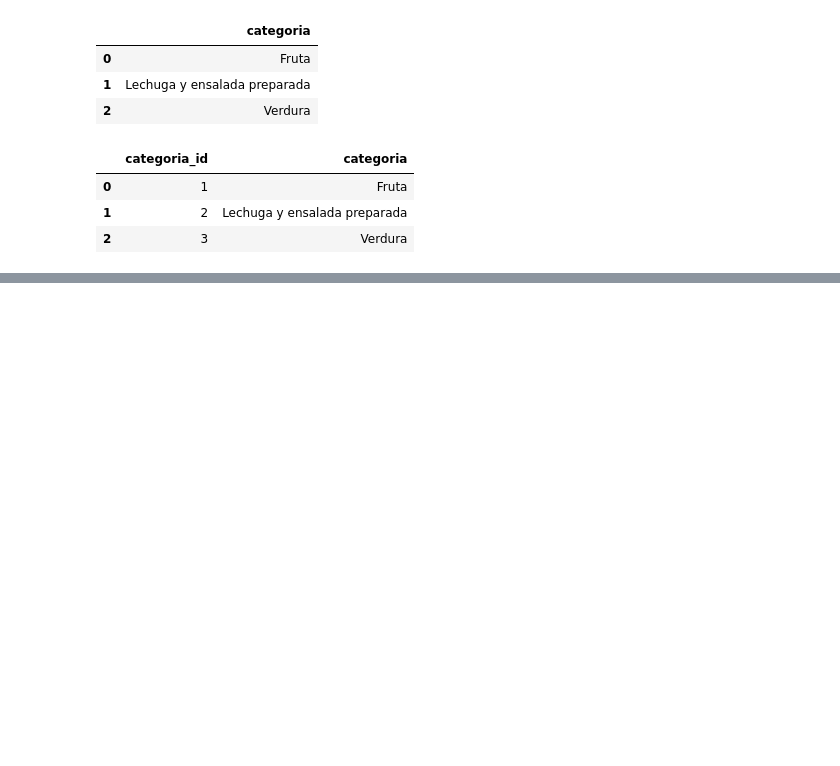
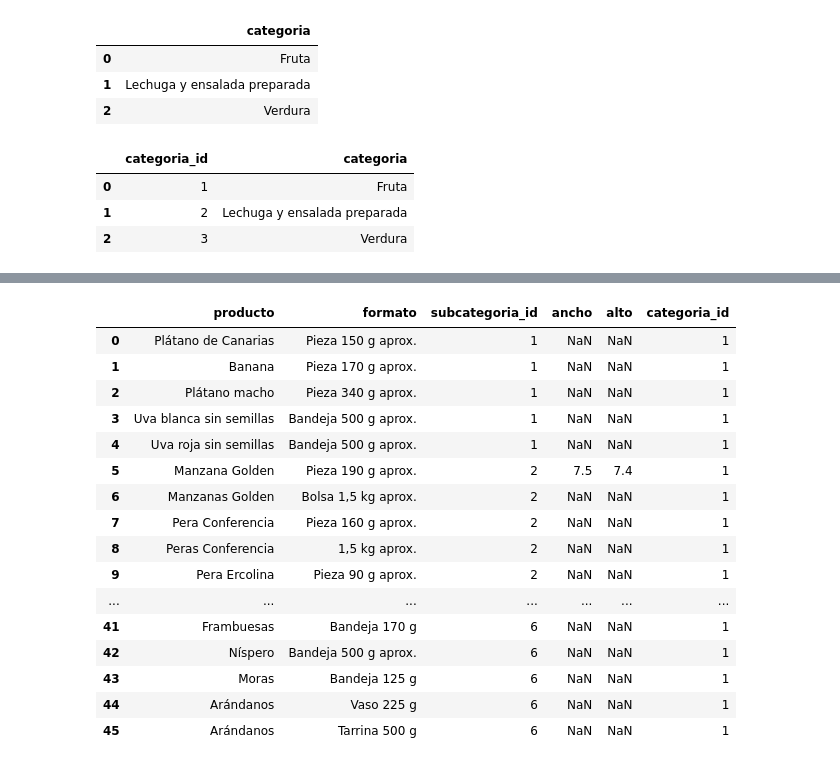
Before and after one commit to dapafer/ETL-process, a Jupyter notebook: src/mercadona_data_transform.ipynb, the cells around one changed output, grey strips where cells are left out. Saved outputs shown, nothing was run; the diff lists cells and outputs as text; code cells hidden in the pictures; blank space fills up the shorter version.

Commit message:
dataframes export

```diff
--- a/src/mercadona_data_transform.ipynb
+++ b/src/mercadona_data_transform.ipynb
@@ -18,5 +24,7 @@ sub_verdura_df = pd.read_csv('../data/sub_verduras.csv')
 cat_fruta_df = pd.read_csv('../data/cat_frutas.csv')
 cat_ensalada_df = pd.read_csv('../data/cat_ensaladas.csv')
 cat_verdura_df = pd.read_csv('../data/cat_verduras.csv')
+# %%
+fruta_tam_df = pd.read_csv('../data/frutas_tamaño.csv')
 # %% [markdown]
 ## **Transformación.**
@@ -246,0 +213,5 @@ cat_df
+# %%
+# unir el DataFrame de "fruta_tam_df" con "fruta_df"
+fruta_df = fruta_df.merge(fruta_tam_df, on='producto', how='left')
+
+fruta_df
@@ -246,0 +236,29 @@ cat_df
+# %%
+# crear e insertar dos columnas de IDs, "subcategoria_id" y "categoria_id", para realizar la correspondiente relacion en la base de datos como "FOREIGN KEYS"
+# crear una lista con los valores de "subcategoria_id"
+subcat_id = [1]*5 + [2]*10 + [3]*3 + [4]*9 + [5]*13 + [6]*(len(fruta_df)-40)
+
+# insertar la columna en el dataframe
+fruta_df.insert(loc=2, column='subcategoria_id', value=subcat_id)
+
+fruta_df['categoria_id'] = 1
+
+fruta_df
+# %% [output]
+|  | producto | formato | subcategoria_id | ancho | alto | categoria_id |
+| 0 | Plátano de Canarias | Pieza 150 g aprox. | 1 | NaN | NaN | 1 |
+| 1 | Banana | Pieza 170 g aprox. | 1 | NaN | NaN | 1 |
+| 2 | Plátano macho | Pieza 340 g aprox. | 1 | NaN | NaN | 1 |
+| 3 | Uva blanca sin semillas | Bandeja 500 g aprox. | 1 | NaN | NaN | 1 |
+| 4 | Uva roja sin semillas | Bandeja 500 g aprox. | 1 | NaN | NaN | 1 |
+| 5 | Manzana Golden | Pieza 190 g aprox. | 2 | 7.5 | 7.4 | 1 |
+| 6 | Manzanas Golden | Bolsa 1,5 kg aprox. | 2 | NaN | NaN | 1 |
+| 7 | Pera Conferencia | Pieza 160 g aprox. | 2 | NaN | NaN | 1 |
+| 8 | Peras Conferencia | 1,5 kg aprox. | 2 | NaN | NaN | 1 |
+| 9 | Pera Ercolina | Pieza 90 g aprox. | 2 | NaN | NaN | 1 |
+| ... | ... | ... | ... | ... | ... | ... |
+| 41 | Frambuesas | Bandeja 170 g | 6 | NaN | NaN | 1 |
+| 42 | Níspero | Bandeja 500 g aprox. | 6 | NaN | NaN | 1 |
+| 43 | Moras | Bandeja 125 g | 6 | NaN | NaN | 1 |
+| 44 | Arándanos | Vaso 225 g | 6 | NaN | NaN | 1 |
+| 45 | Arándanos | Tarrina 500 g | 6 | NaN | NaN | 1 |
```
Also changed, not shown: parts of 38 cells of this notebook, 3 other files.
